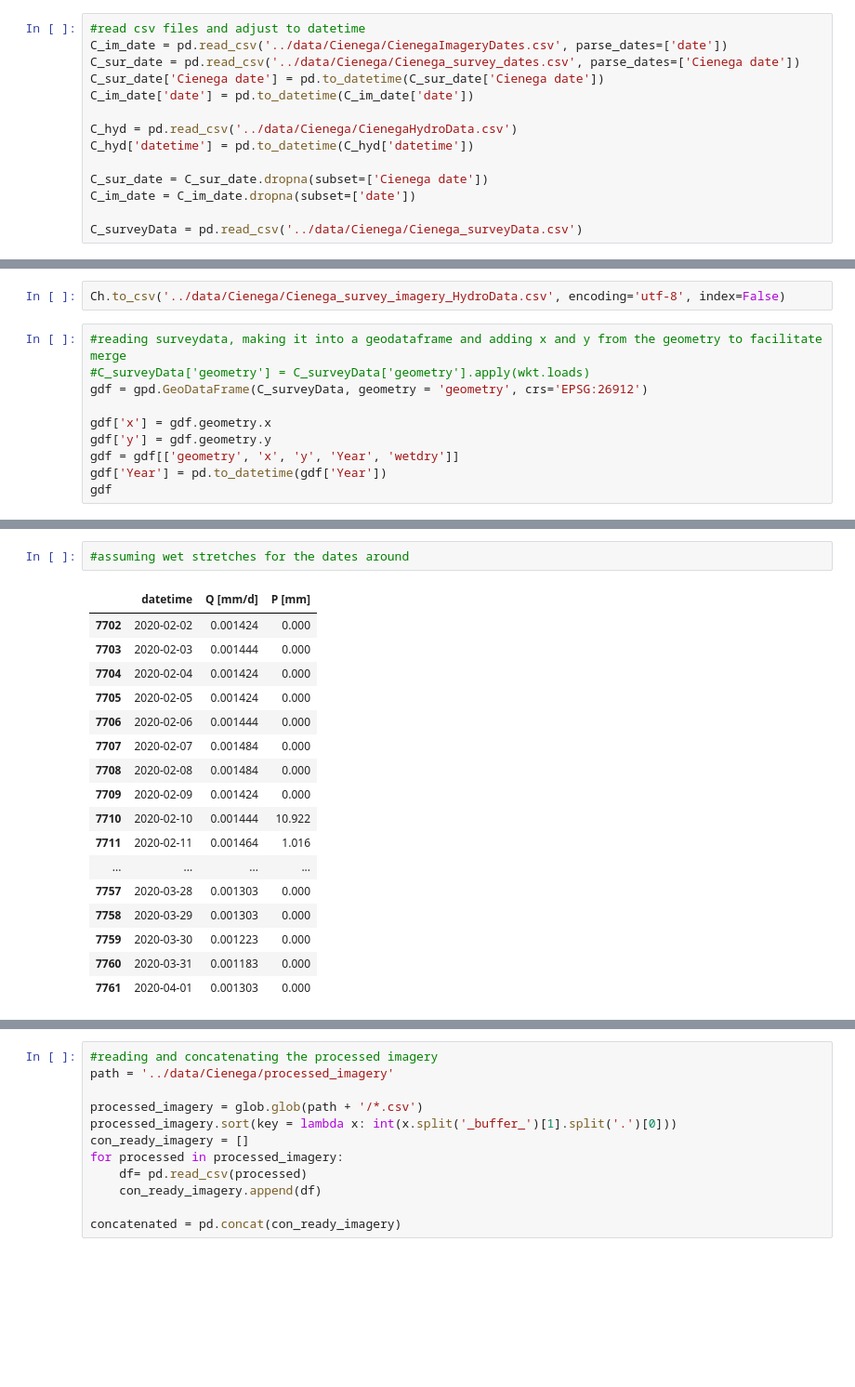
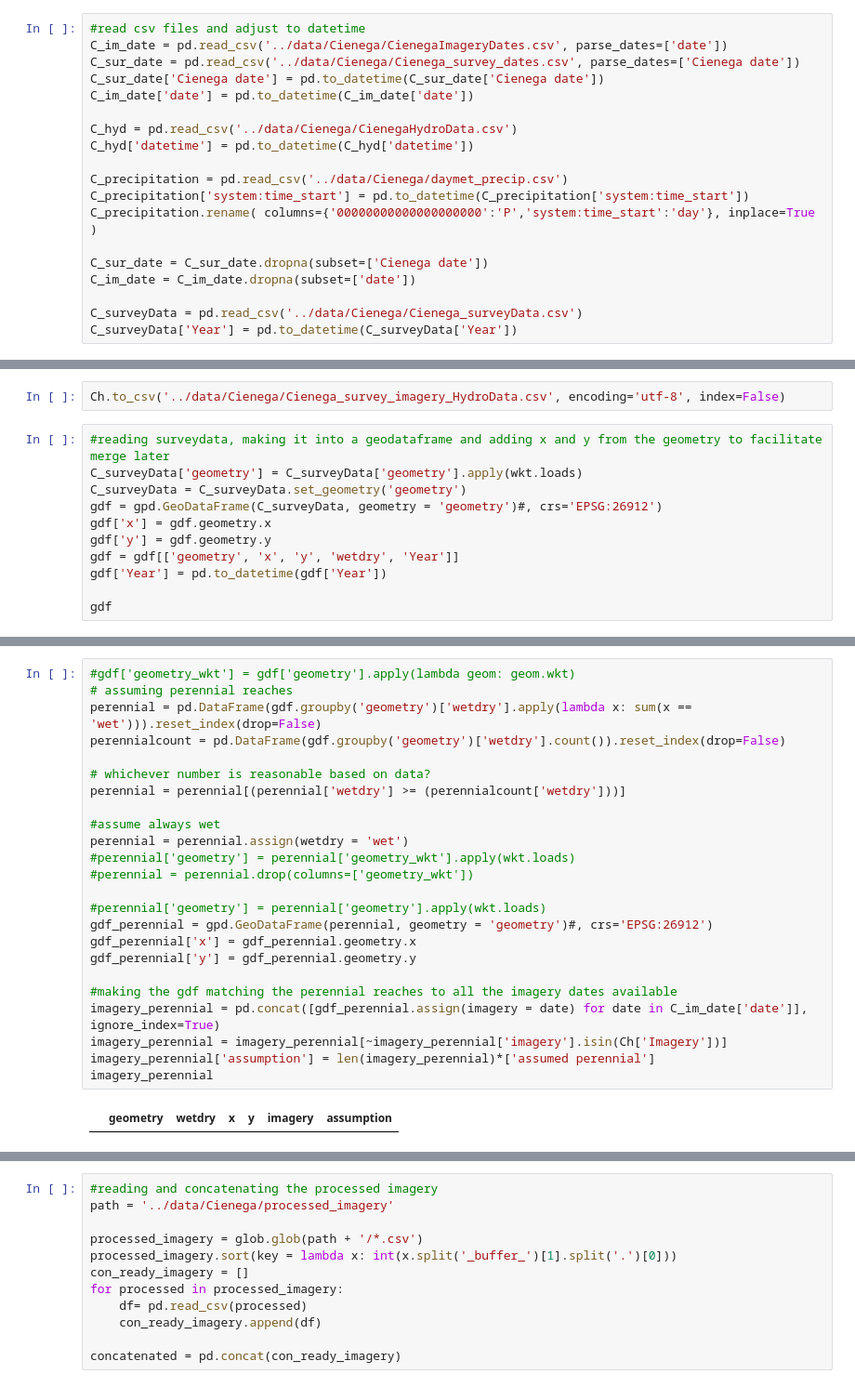
Before and after one commit to lapidesd/SanPedro_wetdry_pilot, a Jupyter notebook: code/Cienega_survey_imagery.ipynb, the cells around one changed output, grey strips where cells are left out. Shown at 93% size. Drawn from its saved outputs; the diff is of its cells as text; blank space fills up the shorter version.

Commit message:
hopefully managed a merge

```diff
--- a/code/Cienega_survey_imagery.ipynb
+++ b/code/Cienega_survey_imagery.ipynb
@@ -16,7 +17,12 @@ C_im_date['date'] = pd.to_datetime(C_im_date['date'])
 C_hyd = pd.read_csv('../data/Cienega/CienegaHydroData.csv')
 C_hyd['datetime'] = pd.to_datetime(C_hyd['datetime'])
 
+C_precipitation = pd.read_csv('../data/Cienega/daymet_precip.csv')
+C_precipitation['system:time_start'] = pd.to_datetime(C_precipitation['system:time_start'])
+C_precipitation.rename( columns={'00000000000000000000':'P','system:time_start':'day'}, inplace=True )
+
 C_sur_date = C_sur_date.dropna(subset=['Cienega date'])
 C_im_date = C_im_date.dropna(subset=['date'])
 
 C_surveyData = pd.read_csv('../data/Cienega/Cienega_surveyData.csv')
+C_surveyData['Year'] = pd.to_datetime(C_surveyData['Year'])
@@ -118,13 +89,14 @@ Ch
 # %%
 Ch.to_csv('../data/Cienega/Cienega_survey_imagery_HydroData.csv', encoding='utf-8', index=False)
 # %%
-#reading surveydata, making it into a geodataframe and adding x and y from the geometry to facilitate merge
-#C_surveyData['geometry'] = C_surveyData['geometry'].apply(wkt.loads)
-gdf = gpd.GeoDataFrame(C_surveyData, geometry = 'geometry', crs='EPSG:26912')
-
+#reading surveydata, making it into a geodataframe and adding x and y from the geometry to facilitate merge later
+C_surveyData['geometry'] = C_surveyData['geometry'].apply(wkt.loads)
+C_surveyData = C_surveyData.set_geometry('geometry')
+gdf = gpd.GeoDataFrame(C_surveyData, geometry = 'geometry')#, crs='EPSG:26912')
 gdf['x'] = gdf.geometry.x
 gdf['y'] = gdf.geometry.y
-gdf = gdf[['geometry', 'x', 'y', 'Year', 'wetdry']]
+gdf = gdf[['geometry', 'x', 'y', 'wetdry', 'Year']]
 gdf['Year'] = pd.to_datetime(gdf['Year'])
+
 gdf
 # %% [output]
@@ -184,20 +202,26 @@ def tolerance(Q_P_data, date, start, end, P_condition = -999, Q_condition = -999
 # %%
-#assuming wet stretches for the dates around
+#gdf['geometry_wkt'] = gdf['geometry'].apply(lambda geom: geom.wkt)
+# assuming perennial reaches
+perennial = pd.DataFrame(gdf.groupby('geometry')['wetdry'].apply(lambda x: sum(x == 'wet'))).reset_index(drop=False)
+perennialcount = pd.DataFrame(gdf.groupby('geometry')['wetdry'].count()).reset_index(drop=False)
+
+# whichever number is reasonable based on data?
+perennial = perennial[(perennial['wetdry'] >= (perennialcount['wetdry']))]
+
+#assume always wet
+perennial = perennial.assign(wetdry = 'wet')
+#perennial['geometry'] = perennial['geometry_wkt'].apply(wkt.loads)
+#perennial = perennial.drop(columns=['geometry_wkt'])
+
+#perennial['geometry'] = perennial['geometry'].apply(wkt.loads)
+gdf_perennial = gpd.GeoDataFrame(perennial, geometry = 'geometry')#, crs='EPSG:26912')
+gdf_perennial['x'] = gdf_perennial.geometry.x
+gdf_perennial['y'] = gdf_perennial.geometry.y
+
+#making the gdf matching the perennial reaches to all the imagery dates available
+imagery_perennial = pd.concat([gdf_perennial.assign(imagery = date) for date in C_im_date['date']], ignore_index=True)
+imagery_perennial = imagery_perennial[~imagery_perennial['imagery'].isin(Ch['Imagery'])]
+imagery_perennial['assumption'] = len(imagery_perennial)*['assumed perennial']
+imagery_perennial
 # %% [output]
-|  | datetime | Q [mm/d] | P [mm] |
-| 7702 | 2020-02-02 | 0.001424 | 0.000 |
-| 7703 | 2020-02-03 | 0.001444 | 0.000 |
-| 7704 | 2020-02-04 | 0.001424 | 0.000 |
-| 7705 | 2020-02-05 | 0.001424 | 0.000 |
-| 7706 | 2020-02-06 | 0.001444 | 0.000 |
-| 7707 | 2020-02-07 | 0.001484 | 0.000 |
-| 7708 | 2020-02-08 | 0.001484 | 0.000 |
-| 7709 | 2020-02-09 | 0.001424 | 0.000 |
-| 7710 | 2020-02-10 | 0.001444 | 10.922 |
-| 7711 | 2020-02-11 | 0.001464 | 1.016 |
-| ... | ... | ... | ... |
-| 7757 | 2020-03-28 | 0.001303 | 0.000 |
-| 7758 | 2020-03-29 | 0.001303 | 0.000 |
-| 7759 | 2020-03-30 | 0.001223 | 0.000 |
-| 7760 | 2020-03-31 | 0.001183 | 0.000 |
-| 7761 | 2020-04-01 | 0.001303 | 0.000 |
+|  | geometry | wetdry | x | y | imagery | assumption |
```
Also changed, not shown: parts of 16 cells of this notebook, 17 other files.
